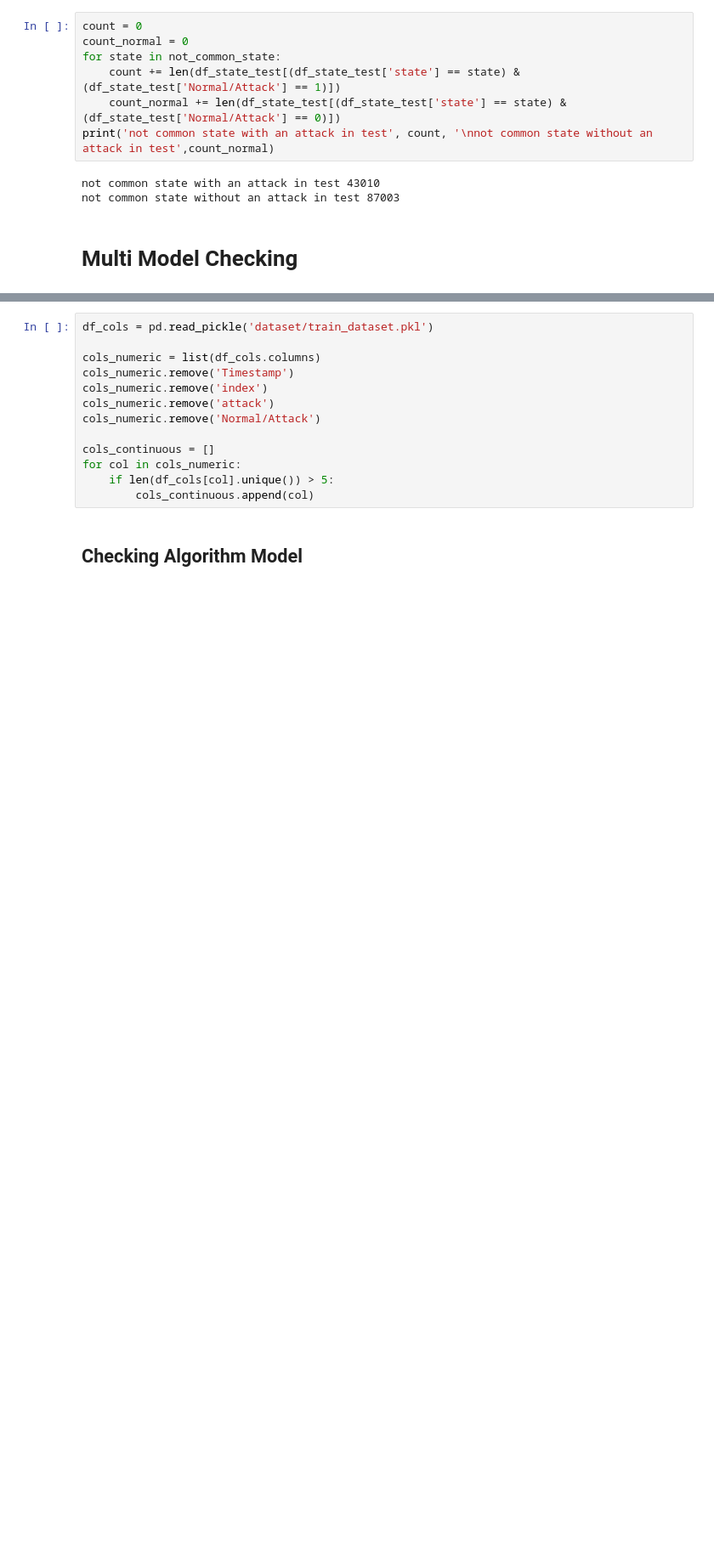
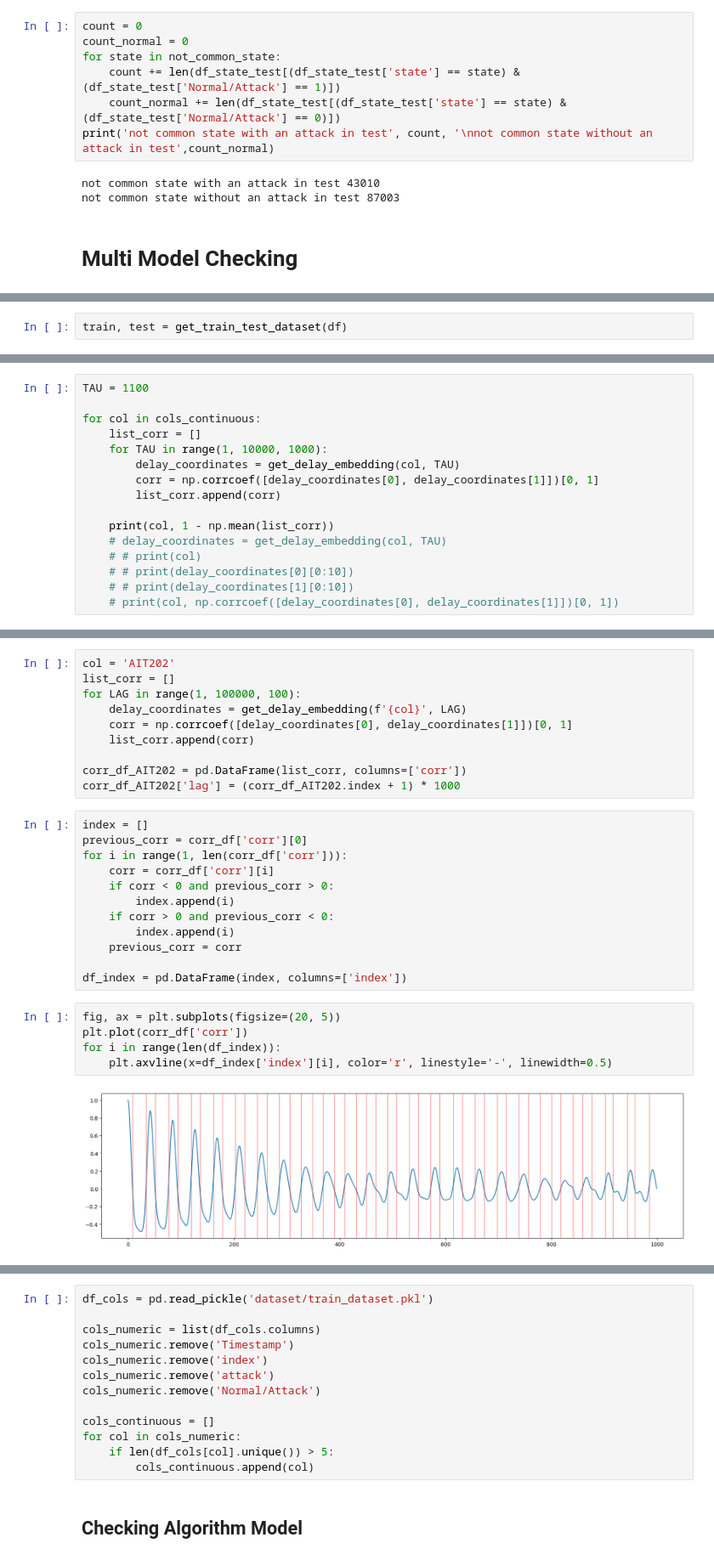
Before and after one commit to dbodenghien/SWaT_Analysis_TFE, a Jupyter notebook: markov_chain.ipynb, the cells around one changed output, grey strips where cells are left out. Shown at 85% size. Saved outputs shown, nothing was run; the diff lists cells and outputs as text; blank space fills up the shorter version.

```diff
--- a/markov_chain.ipynb
+++ b/markov_chain.ipynb
@@ -694,0 +687,2 @@ not common state without an attack in test 87003
+# %%
+train, test = get_train_test_dataset(df)
@@ -694,0 +704,16 @@ not common state without an attack in test 87003
+# %%
+TAU = 1100
+
+for col in cols_continuous:
+    list_corr = []
+    for TAU in range(1, 10000, 1000):
+        delay_coordinates = get_delay_embedding(col, TAU)
+        corr = np.corrcoef([delay_coordinates[0], delay_coordinates[1]])[0, 1]
+        list_corr.append(corr)
+
+    print(col, 1 - np.mean(list_corr))
+    # delay_coordinates = get_delay_embedding(col, TAU)
+    # # print(col)
+    # # print(delay_coordinates[0][0:10])
+    # # print(delay_coordinates[1][0:10])
+    # print(col, np.corrcoef([delay_coordinates[0], delay_coordinates[1]])[0, 1])
@@ -694,0 +738,29 @@ not common state without an attack in test 87003
+# %%
+col = 'AIT202'
+list_corr = []
+for LAG in range(1, 100000, 100):
+    delay_coordinates = get_delay_embedding(f'{col}', LAG)
+    corr = np.corrcoef([delay_coordinates[0], delay_coordinates[1]])[0, 1]
+    list_corr.append(corr)
+
+corr_df_AIT202 = pd.DataFrame(list_corr, columns=['corr'])
+corr_df_AIT202['lag'] = (corr_df_AIT202.index + 1) * 1000
+# %%
+index = []
+previous_corr = corr_df['corr'][0]
+for i in range(1, len(corr_df['corr'])):
+    corr = corr_df['corr'][i]
+    if corr < 0 and previous_corr > 0:
+        index.append(i)
+    if corr > 0 and previous_corr < 0:
+        index.append(i)
+    previous_corr = corr
+
+df_index = pd.DataFrame(index, columns=['index'])
+# %%
+fig, ax = plt.subplots(figsize=(20, 5))
+plt.plot(corr_df['corr'])
+for i in range(len(df_index)):
+    plt.axvline(x=df_index['index'][i], color='r', linestyle='-', linewidth=0.5)
+# %% [output]
+[figure, added]
```
Also changed, not shown: parts of 47 cells of this notebook.
